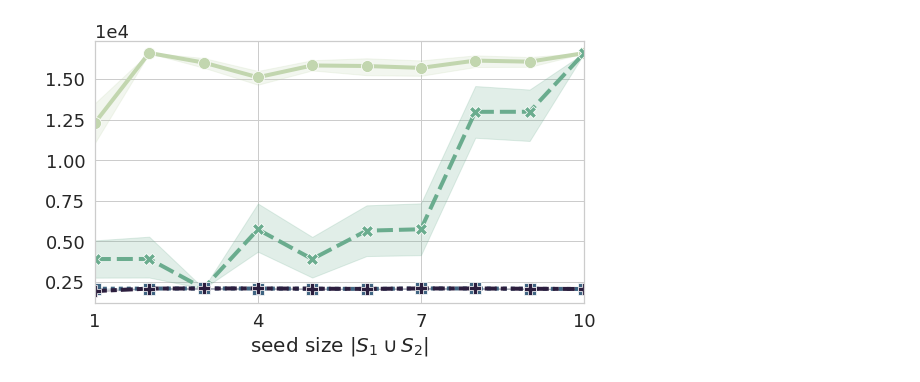
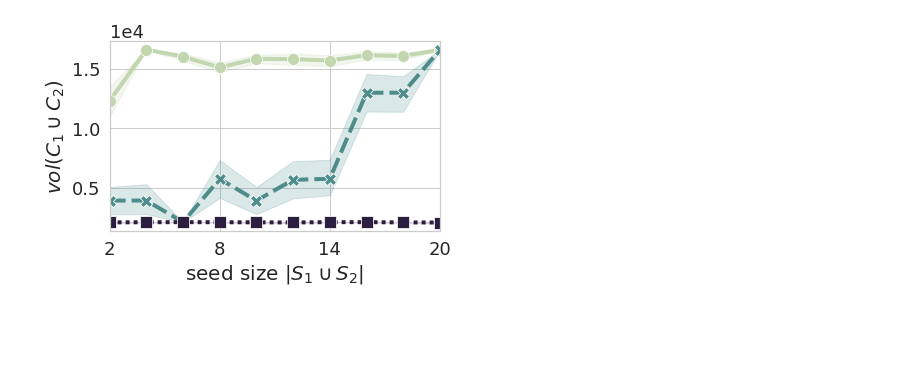
Before and after one commit to xiaohan2012/signed-local-community, a Jupyter notebook: experiment_on_synthetic_graphs.ipynb, the cells around one changed output. Drawn from its saved outputs; the diff is of its cells as text; code cells hidden in the pictures; blank space fills up the shorter version.

```diff
--- a/experiment_on_synthetic_graphs.ipynb
+++ b/experiment_on_synthetic_graphs.ipynb
@@ -29,13 +29,13 @@ sns.set(style="whitegrid")
 plt.style.use('paper')
 # %%
 styles = dict(
-    palette=sns.cubehelix_palette(4, light=0.8, start=0.5, rot=-.75),
+    palette=sns.cubehelix_palette(3, light=0.8, start=0.5, rot=-.75),
     style='kappa_in_math',
     markers=True,
 
 )
 # %%
-plt.rcParams['figure.figsize'] = (8, 5)
+plt.rcParams['figure.figsize'] = (6, 4)
 # %%
 perf_df = pd.read_csv('outputs/effect_of_eta.csv')
 perf_df = perf_df[(
@@ -215,33 +218,32 @@ fig.savefig('figs/synthetic_experiment/effect_of_eta_solution_size.pdf')
 # %%
 perf_df = pd.read_csv('outputs/effect_of_seed_size.csv')
 perf_df = perf_df[(
     np.isclose(perf_df['kappa'], 0.1))
     | (np.isclose(perf_df['kappa'], 0.5))
     | (np.isclose(perf_df['kappa'], 0.9))
-    | (np.isclose(perf_df['kappa'], 0.99))
+#    | (np.isclose(perf_df['kappa'], 0.99))
 ]
 perf_df['kappa_in_math'] = perf_df['kappa'].apply(lambda v: "${:.2f}$".format(v))
 perf_df['solution_size'] = (perf_df['C1_vol'] + perf_df['C2_vol'])
+perf_df['seed_size'] *= 2
 
 fig, ax = plt.subplots(1, 1)
 
 lp = sns.lineplot(
     x='seed_size', y='solution_size', hue='kappa_in_math', data=perf_df, ax=ax,
     err_style='band',
     legend=False,
     **styles
 )
 lp.set(
-    xlim=(1, 10),
-#    ylim=(0.5, 1.2),
-    xticks=[1, 4, 7, 10],
-#    yticks=[0.25, 0.5, 0.75, 1.0],
-    ylabel='',
+    xlim=(2, 20),
+    xticks=[2, 8, 14, 20],
+    ylabel=r'$vol(C_1 \cup C_2)$',
     xlabel='seed size $|S_1 \cup S_2|$'
 )
 ax.ticklabel_format(style='scientific', axis='y', scilimits=(2, 3))
 fig.tight_layout()
 # ax.hlines(40, 1, 10, colors='red')
 fig.savefig('figs/synthetic_experiment/effect_of_seed_solution_size.pdf')
 # %% [output]
-[figure, old version]
+[figure, new version]
```
Also changed, not shown: parts of 5 cells of this notebook, 5 other files.
